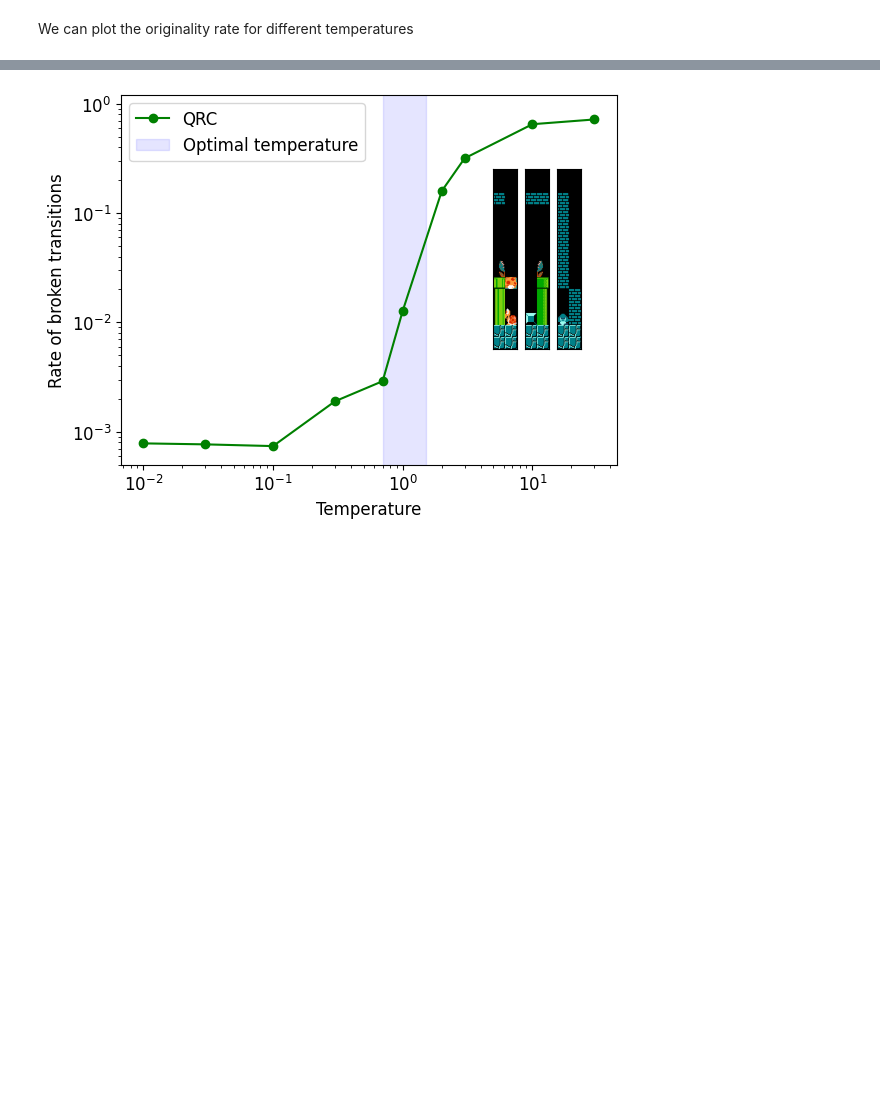
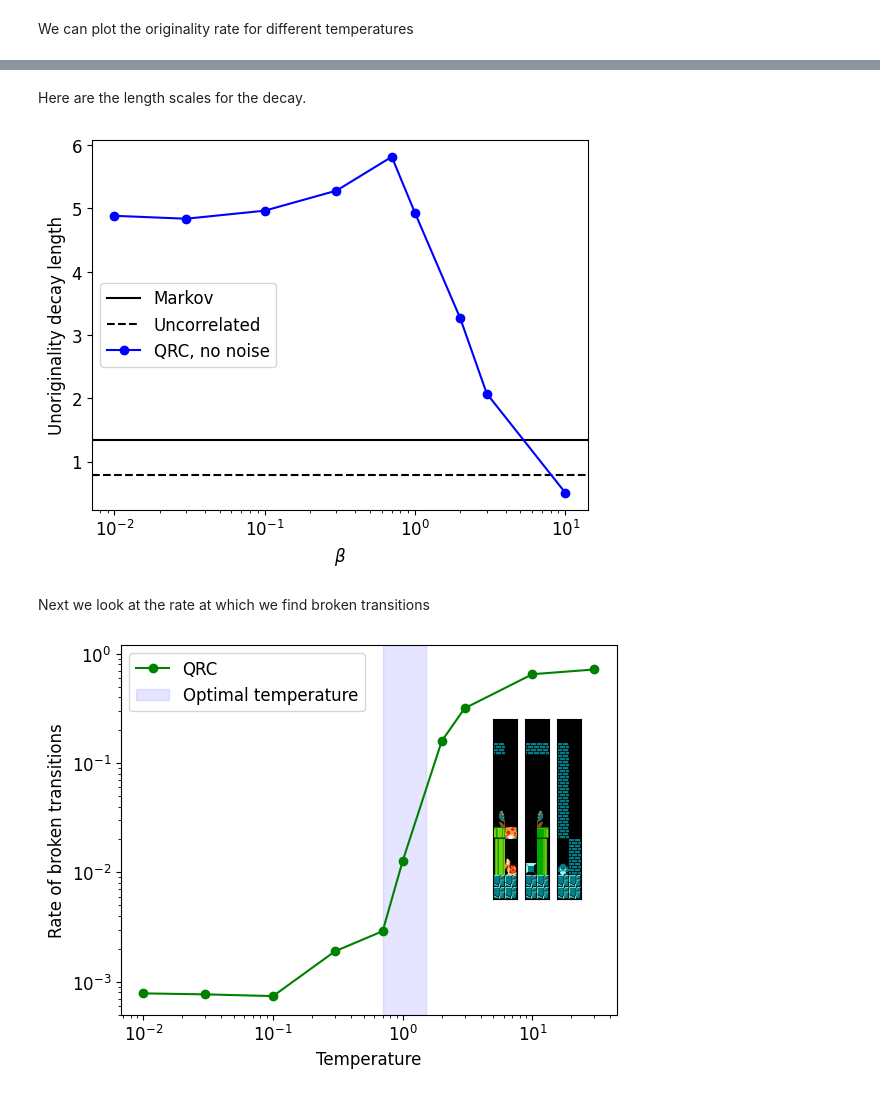
Before and after one commit to moth-quantum/OpenData, a Jupyter notebook: Level_Generation_with_Quantum_Reservoir_Computing/data.ipynb, the cells around one changed output, grey strips where cells are left out. Drawn from its saved outputs; the diff is of its cells as text; code cells hidden in the pictures; blank space fills up the shorter version.

```diff
--- a/Level_Generation_with_Quantum_Reservoir_Computing/data.ipynb
+++ b/Level_Generation_with_Quantum_Reservoir_Computing/data.ipynb
@@ -581,3 +615,20 @@ as well as the rate of finding broken transitions
+# %% [markdown]
+Here are the length scales for the decay.
+# %%
+plt.axhline(y=length[1]['Markov'], color='black', linestyle='-', label='Markov')
+plt.axhline(y=length[1]['Uncorrelated'], color='black', linestyle='--', label='Uncorrelated')
+plt.plot(length[0].keys(), length[0].values(), 'o-', color='blue', label="QRC, no noise")
+plt.xscale('log')
+
+plt.legend()
+plt.ylabel("Unoriginality decay length")
+plt.xlabel("$\\beta$")
+plt.savefig("./Figures/originality_length.png",dpi=300)
+plt.show()
+# %% [output]
+[figure, added]
+# %% [markdown]
+Next we look at the rate at which we find broken transitions
 # %%
 norm_mistake = np.array(mistakes,dtype=float)[:,1]
 
```
Also changed, not shown: parts of 17 cells of this notebook, 7 other files.
